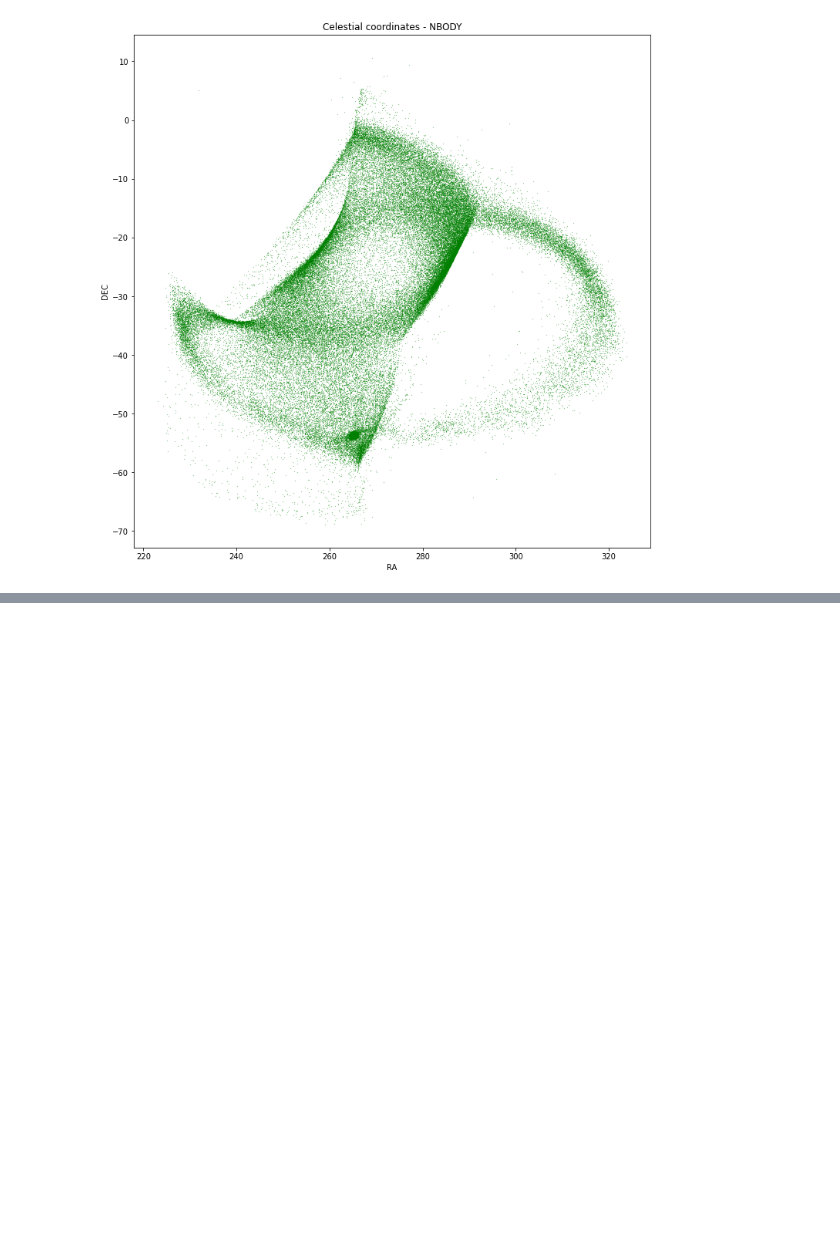
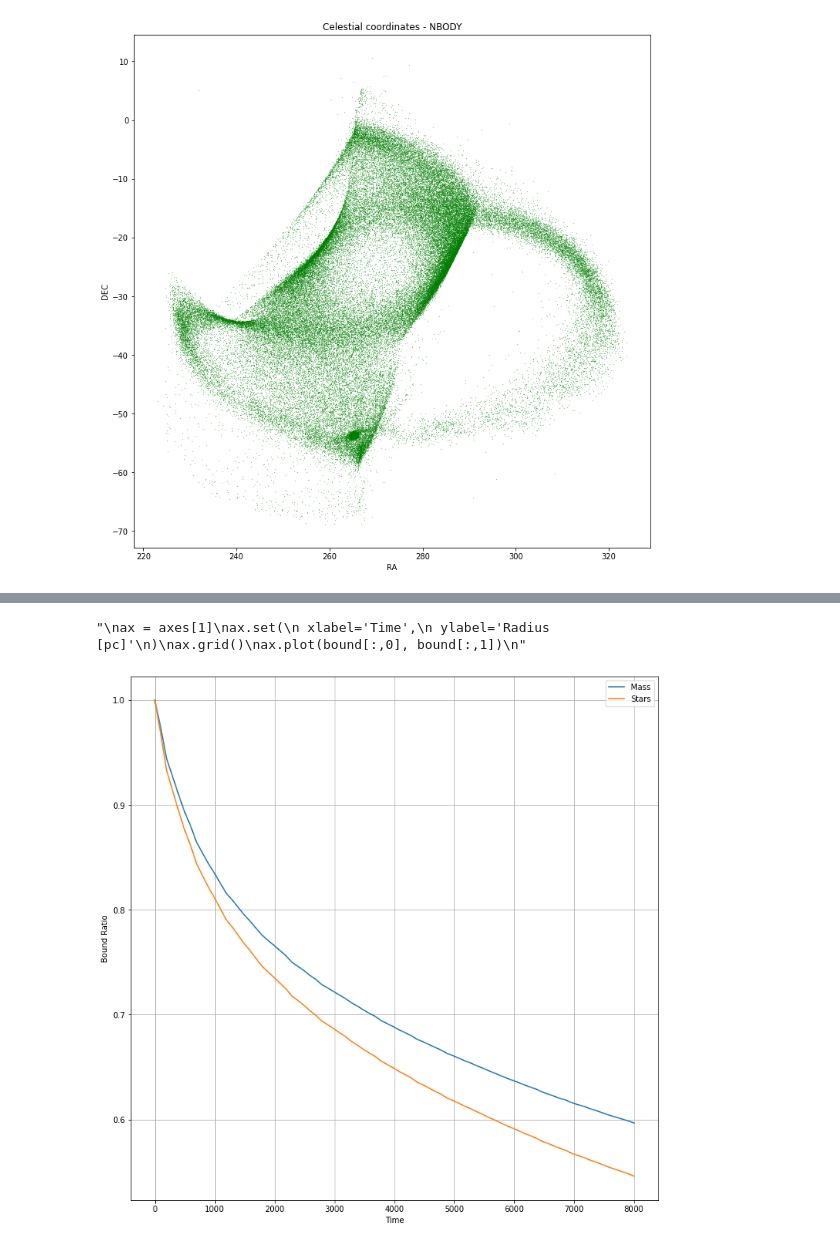
Before and after one commit to anthony-arnold/ngc6397, a Jupyter notebook: ngc6397.ipynb, the cells around one changed output, grey strips where cells are left out. Cells and saved outputs as stored; diff of their text form; code cells hidden in the pictures; blank space fills up the shorter version.

```diff
--- a/ngc6397.ipynb
+++ b/ngc6397.ipynb
@@ -365,0 +367,26 @@ for ax in axes:
+# %%
+bound = np.loadtxt('2023-02-09/bound')
+fig, ax = plt.subplots(ncols=1, nrows=1)
+
+
+ax.set(
+ xlabel='Time',
+ ylabel='Bound Ratio'
+)
+ax.grid()
+ax.plot(bound[:,0], bound[:,2], label='Mass')
+ax.plot(bound[:,0], bound[:,3], label='Stars')
+ax.legend()
+
+"""
+ax = axes[1]
+ax.set(
+ xlabel='Time',
+ ylabel='Radius [pc]'
+)
+ax.grid()
+ax.plot(bound[:,0], bound[:,1])
+"""
+# %% [output]
+"\nax = axes[1]\nax.set(\n xlabel='Time',\n ylabel='Radius [pc]'\n)\nax.grid()\nax.plot(bound[:,0], bound[:,1])\n"
+[figure, added]
```
Also changed, not shown: parts of 4 cells of this notebook, 5 other files.
